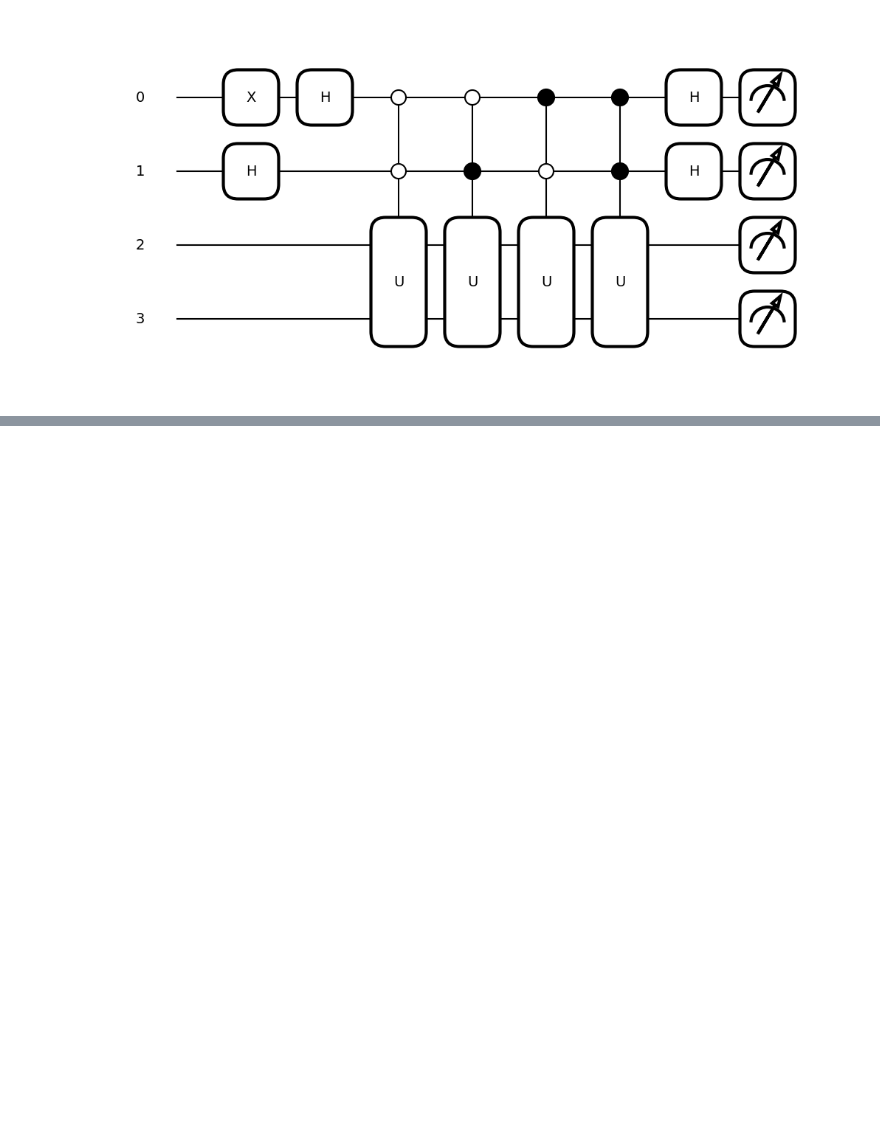
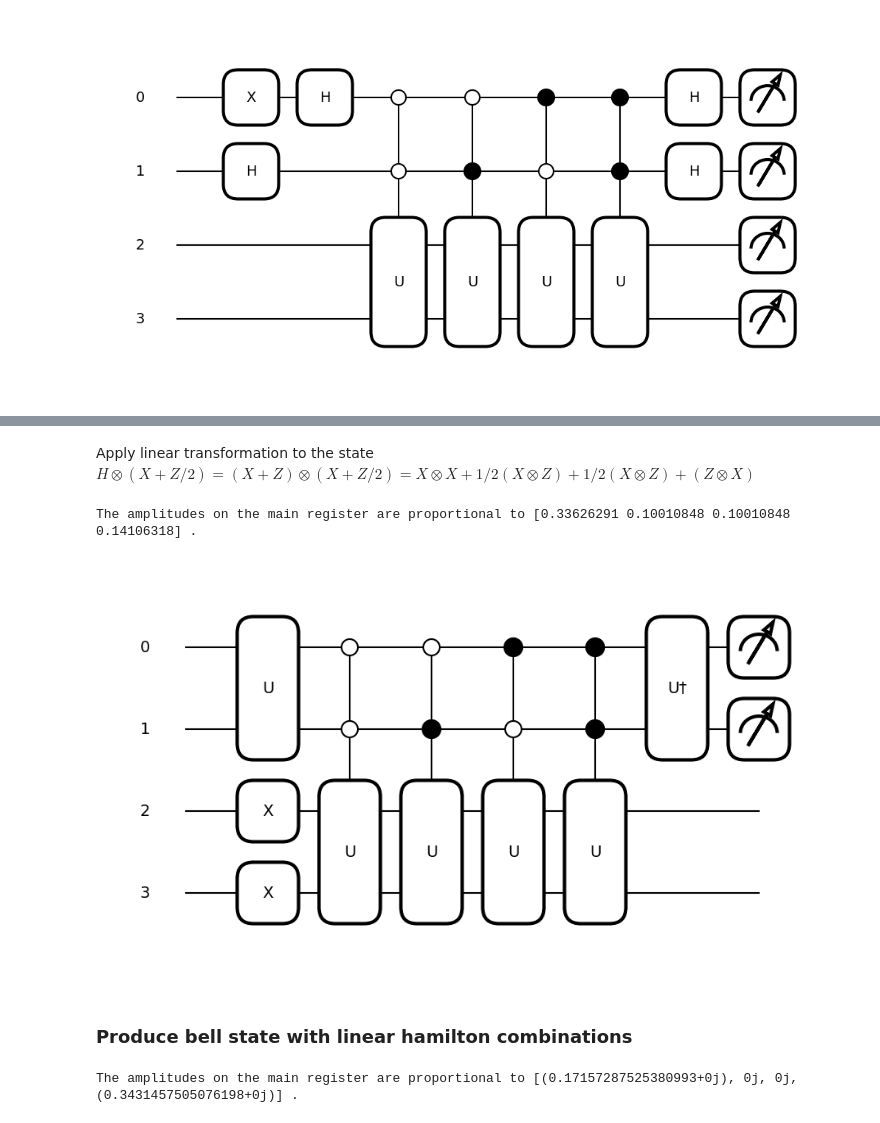
Before and after one commit to vadhri/quantum-notebook, a Jupyter notebook: pennylane/xanadu_codebook/Hamiltonians.ipynb, the cells around one changed output, grey strips where cells are left out. Drawn from its saved outputs; the diff is of its cells as text; code cells hidden in the pictures; blank space fills up the shorter version.

Commit message:
Update Hamiltonian and Troterrization

```diff
--- a/pennylane/xanadu_codebook/Hamiltonians.ipynb
+++ b/pennylane/xanadu_codebook/Hamiltonians.ipynb
@@ -103,0 +202,72 @@ The amplitudes on the main register are proportional to [ 0.25+0.j -0.25+0.j  0.
+# %% [markdown]
+Apply linear transformation to the state $ H \otimes (X+Z/2) = (X + Z) \otimes (X + Z/2) = X \otimes X + 1/2 (X \otimes Z) + 1/2 (X \otimes Z) + (Z \otimes X)$
+# %%
+k_bits = 2
+n_bits = 2
+all_bits = k_bits + n_bits
+aux = range(k_bits)
+main = range(k_bits, all_bits)
+dev = qml.device("default.qubit", wires=all_bits)
+
+def householder(state):
+    o = 2 * np.outer(state, state)
+    return np.eye(o.shape[0]) - o
+
+def PREPARE(alpha_list):
+    zero_vec = np.array([1] + [0]*(2**k_bits - 1))
+    alpha_list = alpha_list/np.linalg.norm(alpha_list)
+    return householder(zero_vec - alpha_list)
+
+U_list = [np.kron(qml.PauliX.compute_matrix(), qml.PauliX.compute_matrix()),
+          np.kron(qml.PauliZ.compute_matrix(), qml.PauliZ.compute_matrix()),
+          np.kron(qml.PauliX.compute_matrix(), qml.PauliZ.compute_matrix()),
+          np.kron(qml.PauliZ.compute_matrix(), qml.PauliX.compute_matrix())]
+alpha_list = [1, 0.5, 0.5, 1]
+
+def SELECT(U_list):
+    for index in range(2**k_bits):
+        ctrl_str = np.binary_repr(index, k_bits) # Create binary representation
+        qml.ControlledQubitUnitary(U_list[index], control_wires=aux,
+                                   wires=main, control_values=ctrl_str)
+
+def LCU(alpha_list, U_list):
+    qml.QubitUnitary(PREPARE(alpha_list), wires=aux, id="alpha")
+    SELECT(U_list)
+    qml.adjoint(qml.QubitUnitary(PREPARE(alpha_list), wires=aux))
+
+@qml.qnode(dev)
+def my_circuit():
+    qml.PauliX(wires=2)
+    qml.PauliX(wires=3)
+    LCU(alpha_list, U_list)
+    return qml.probs([0,1])
+
+qml.draw_mpl(my_circuit)()
+
+print("The amplitudes on the main register are proportional to", my_circuit()[:4], ".")
+# %% [output]
+The amplitudes on the main register are proportional to [0.33626291 0.10010848 0.10010848 0.14106318] .
+[figure, added]
+# %% [markdown]
+### Produce bell state with linear hamilton combinations
+# %%
+@qml.qnode(dev)
+def quantum_memory(beta_list):
+    U_list = [
+        np.kron(qml.PauliX.compute_matrix(), qml.PauliX.compute_matrix()),
+        np.kron(qml.PauliZ.compute_matrix(), qml.PauliX.compute_matrix()),
+        np.kron(qml.PauliX.compute_matrix(), qml.PauliZ.compute_matrix()),
+        np.kron(qml.PauliZ.compute_matrix(), qml.PauliZ.compute_matrix()),
+        ]
+
+    beta_j = [i*i for i in beta_list]
+
+    LCU(beta_j, U_list)
+
+    return qml.state()
+
+beta_list = [1, 0, 0, 1]
+normalized_coefficients = [quantum_memory(beta_list)[i].item() for i in range(0, 20, 5)]
+print("The amplitudes on the main register are proportional to", normalized_coefficients, ".")
+# %% [output]
+The amplitudes on the main register are proportional to [(0.17157287525380993+0j), 0j, 0j, (0.3431457505076198+0j)] .
```
Also changed, not shown: parts of 7 cells of this notebook, 1 other file.
